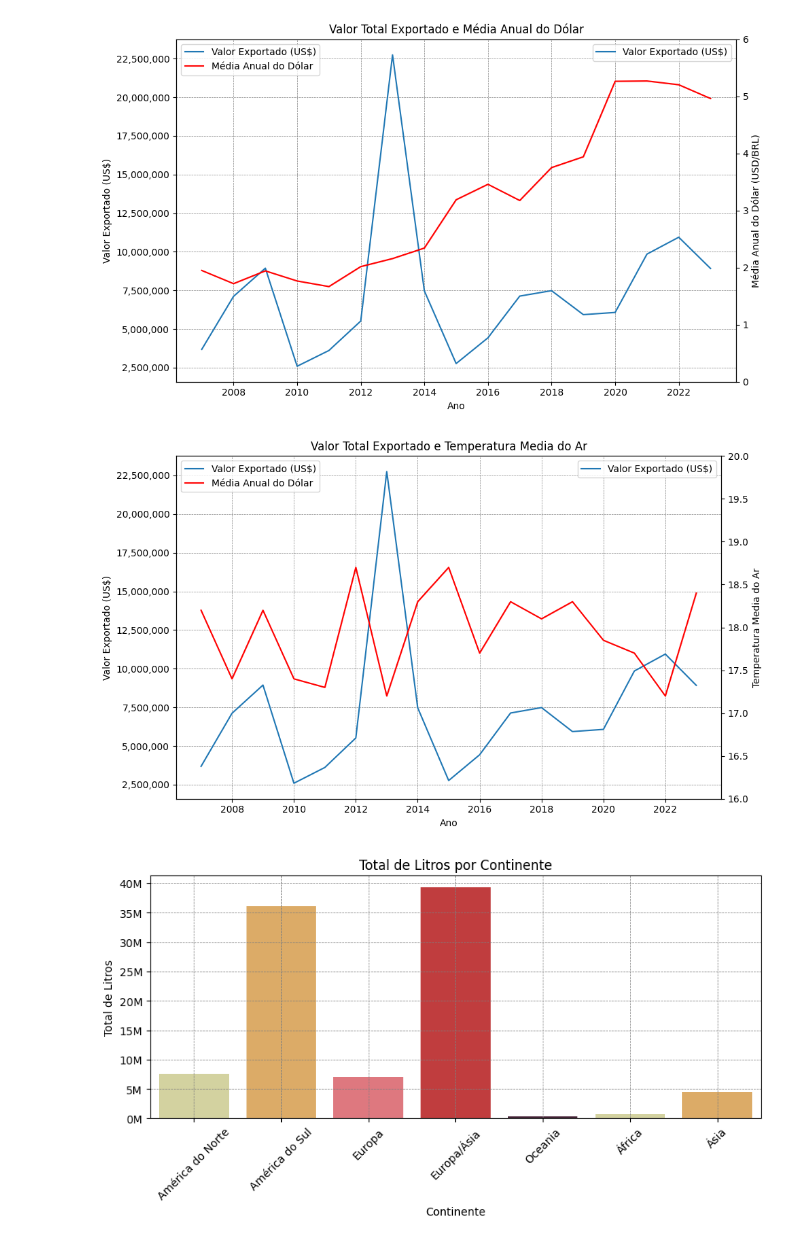
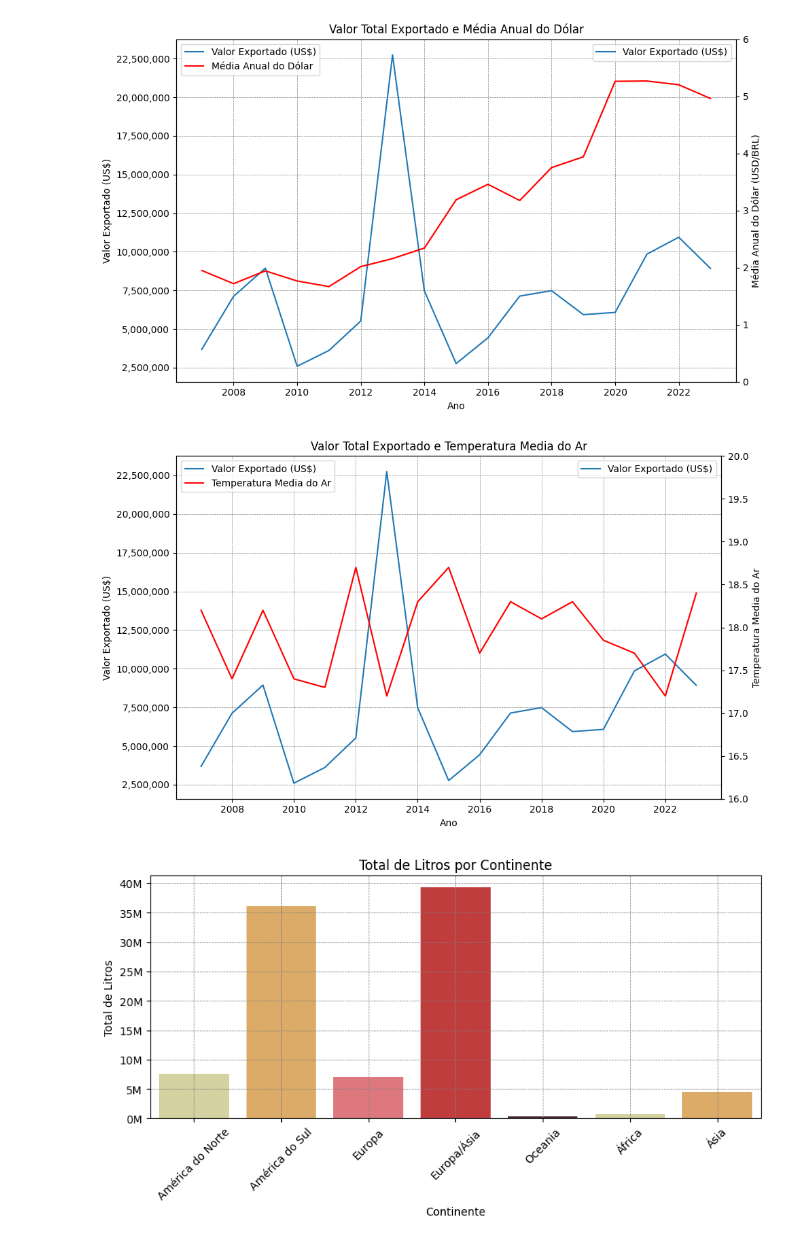
Before and after one commit to TSANTOSLIVE/PROJETO, a Jupyter notebook: graficos.ipynb, the cells around one changed output. Saved outputs shown, nothing was run; the diff lists cells and outputs as text; code cells hidden in the pictures.

```diff
--- a/graficos.ipynb
+++ b/graficos.ipynb
@@ -117,31 +132,31 @@ plt.show()
 # %%
 # #valor exportado em US$ x temperatura
 fig, tab3 = plt.subplots(figsize=(10, 6))
 
 # Valor total exportado
 graph5 = sns.lineplot(x='Ano', y='Valor', data=df_grupo_ano, ax=tab3, label='Valor Exportado (US$)')
 graph5.yaxis.set_major_formatter(ticker.StrMethodFormatter("{x:,.0f}"))
 tab3.set_ylabel('Valor Exportado (US$)')
 tab3.set_xlabel('Ano')
 tab3.grid(True, linestyle='--', linewidth=0.5, color='gray')
 tab3.set_title('Valor Total Exportado e Temperatura Media do Ar')
 
 # Escala secundária para o dólar
 tab4 = tab3.twinx()
-sns.lineplot(x='Ano', y='TempAr', data=df_analise_grafica, ax=tab4, color='red', label='Média Anual do Dólar')
+sns.lineplot(x='Ano', y='TempAr', data=df_analise_grafica, ax=tab4, color='red', label='Temperatura Media do Ar')
 tab4.set_ylabel('Temperatura Media do Ar')
 tab4.set_ylim(16, 20)
 
 # Legenda
 lines, labels = tab3.get_legend_handles_labels()
 lines2, labels2 = tab4.get_legend_handles_labels()
 tab4.legend(lines + lines2, labels + labels2, loc='upper left')
 
 # Ajustar o layout e mostrar o gráfico
 plt.tight_layout()
 plt.show()
 # %% [output]
-[figure, old version]
+[figure, new version]
 # %%
 # Lista de Paises por continentes
 df_paises_continente = {
```
Also changed, not shown: parts of 8 cells of this notebook.
